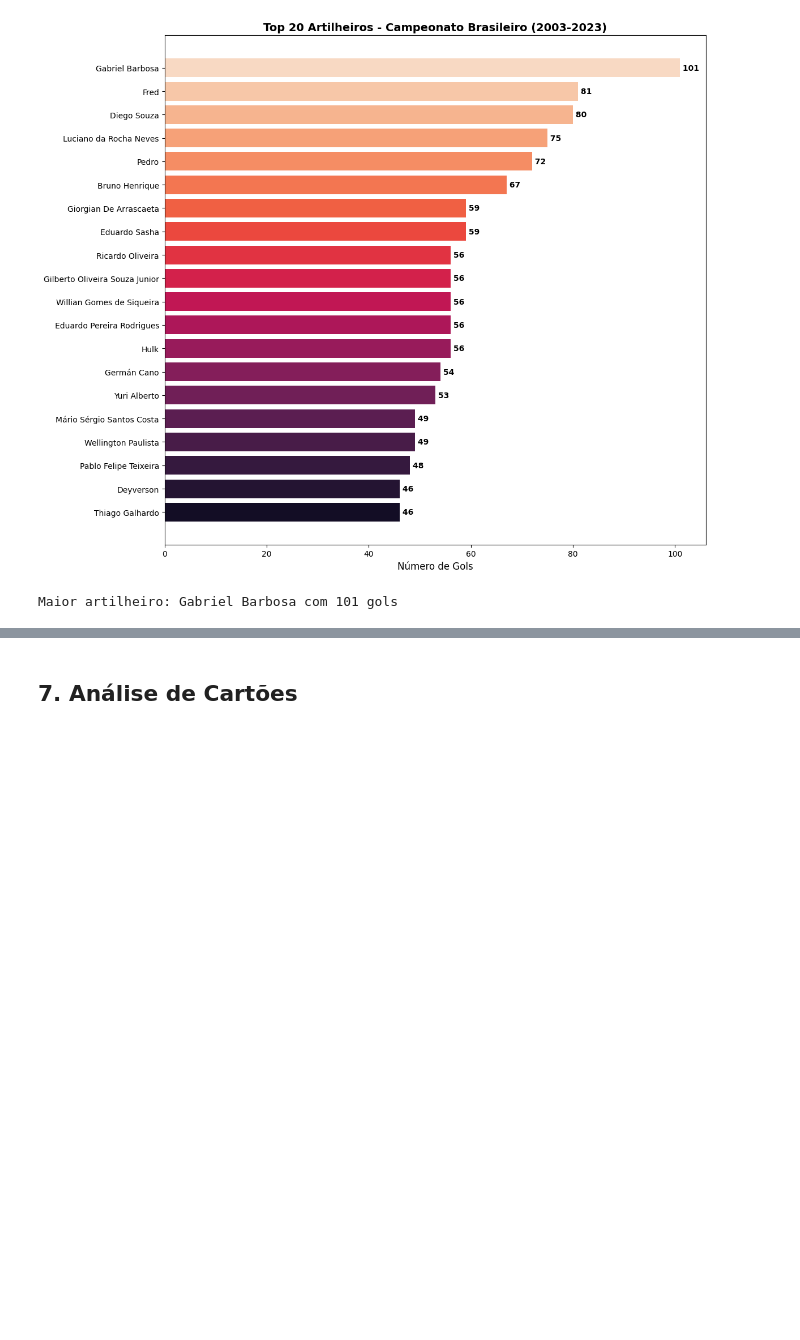
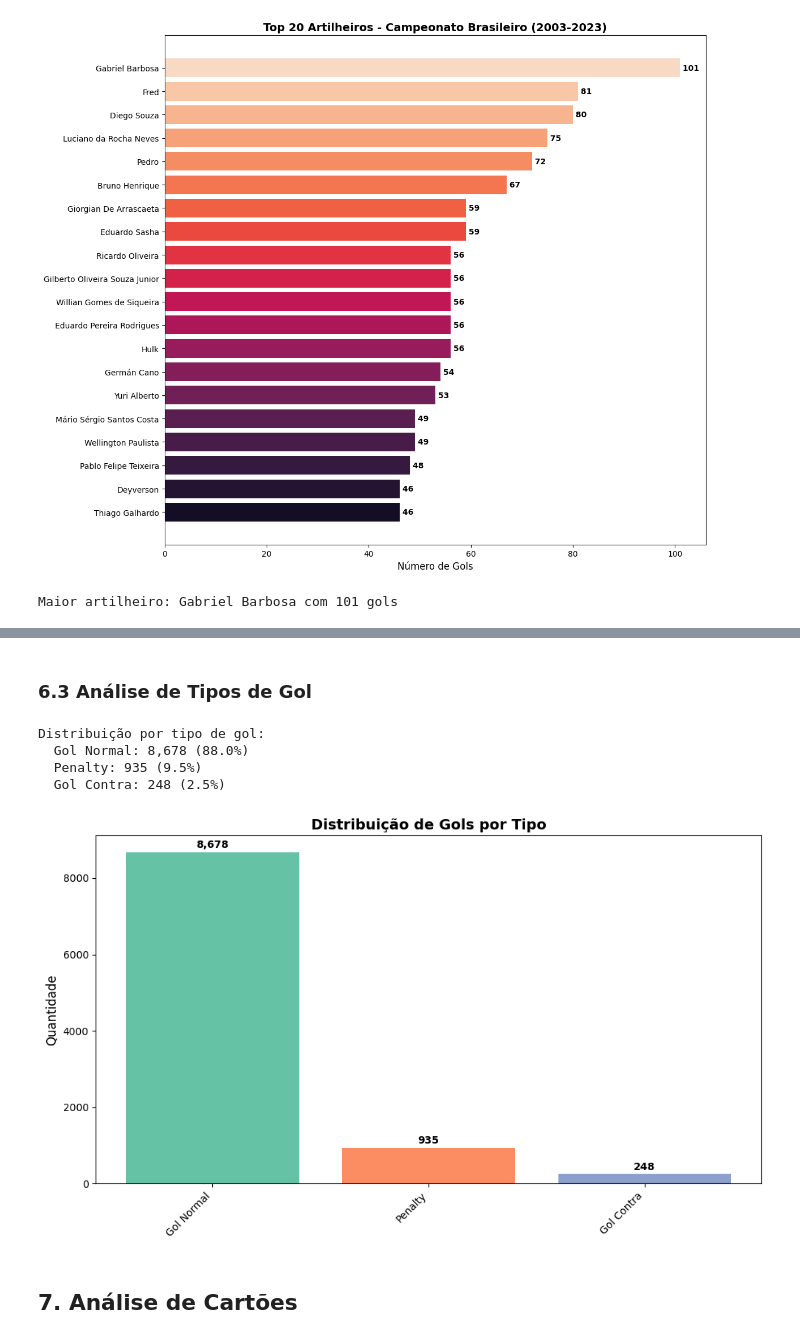
Before and after one commit to Nicollaxs/Campeonato-Brasileiro-de-futebol, a Jupyter notebook: Data Layer/raw/analytics (1).ipynb, the cells around one changed output, grey strips where cells are left out. Cells and saved outputs as stored; diff of their text form; code cells hidden in the pictures; blank space fills up the shorter version.

```diff
--- a/Data Layer/raw/analytics (1).ipynb
+++ b/Data Layer/raw/analytics (1).ipynb
@@ -367,3 +388,34 @@ Maior artilheiro: Gabriel Barbosa com 101 gols
+# %% [markdown]
+### 6.3 Análise de Tipos de Gol
+# %%
+# Tipos de gols
+tipos_gols = df_gols['tipo_de_gol'].fillna('Gol Normal').value_counts()
+
+print("Distribuição por tipo de gol:")
+for tipo, qtd in tipos_gols.items():
+    pct = (qtd / len(df_gols)) * 100
+    print(f"  {tipo if tipo else 'Gol Normal'}: {qtd:,} ({pct:.1f}%)")
+
+# Visualização
+fig, ax = plt.subplots(figsize=(10, 6))
+colors = sns.color_palette('Set2', n_colors=len(tipos_gols))
+ax.bar(range(len(tipos_gols)), tipos_gols.values, color=colors)
+ax.set_xticks(range(len(tipos_gols)))
+ax.set_xticklabels([t if t else 'Normal' for t in tipos_gols.index], rotation=45, ha='right')
+ax.set_ylabel('Quantidade', fontsize=12)
+ax.set_title('Distribuição de Gols por Tipo', fontsize=14, fontweight='bold')
+
+for i, v in enumerate(tipos_gols.values):
+    ax.text(i, v + 50, f'{v:,}', ha='center', va='bottom', fontweight='bold')
+
+plt.tight_layout()
+plt.show()
+# %% [output]
+Distribuição por tipo de gol:
+  Gol Normal: 8,678 (88.0%)
+  Penalty: 935 (9.5%)
+  Gol Contra: 248 (2.5%)
+[figure, added]
 # %% [markdown]
 ## 7. Análise de Cartões
 # %%
```
Also changed, not shown: parts of 4 cells of this notebook, 2 other files.
